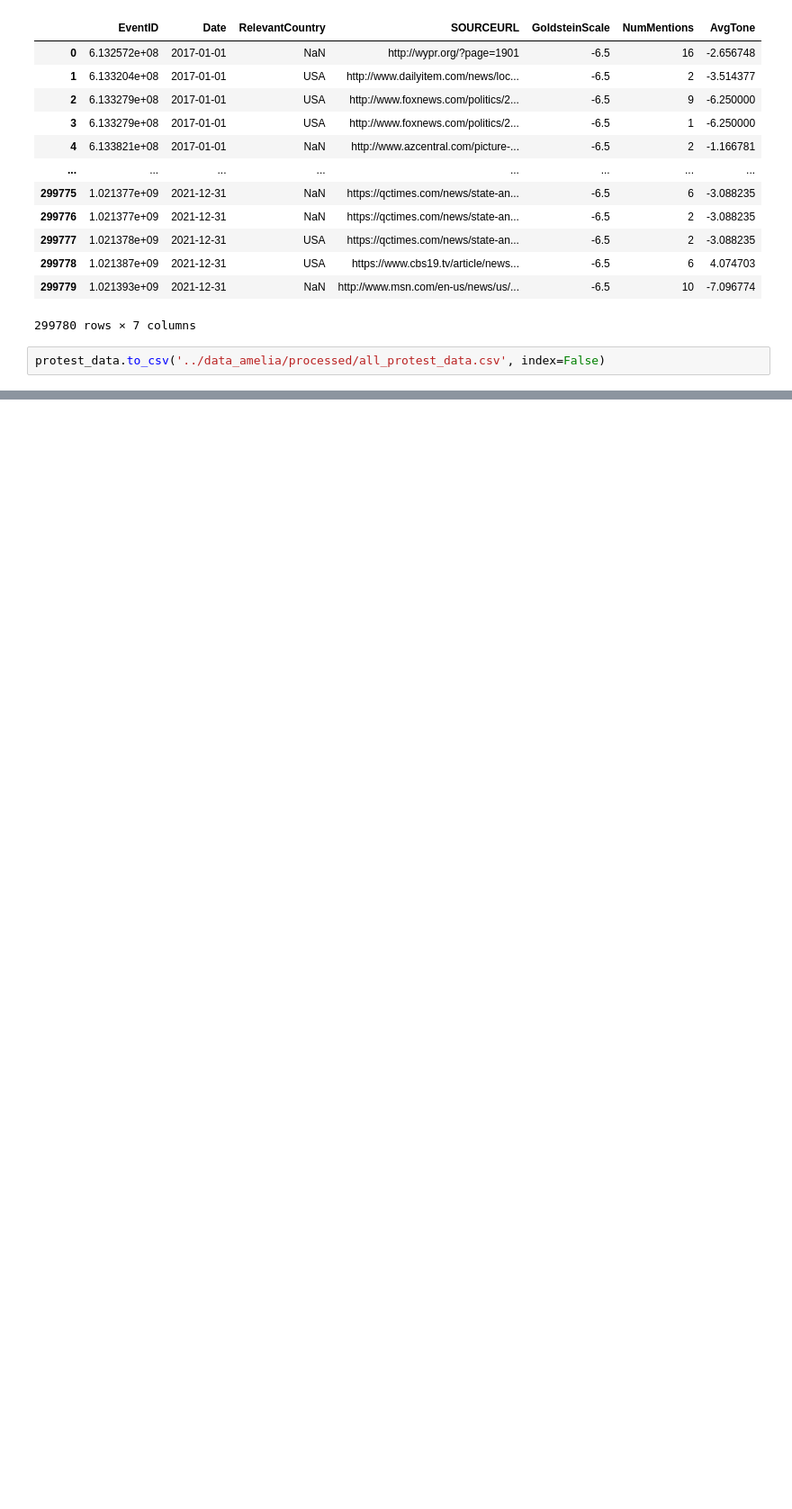
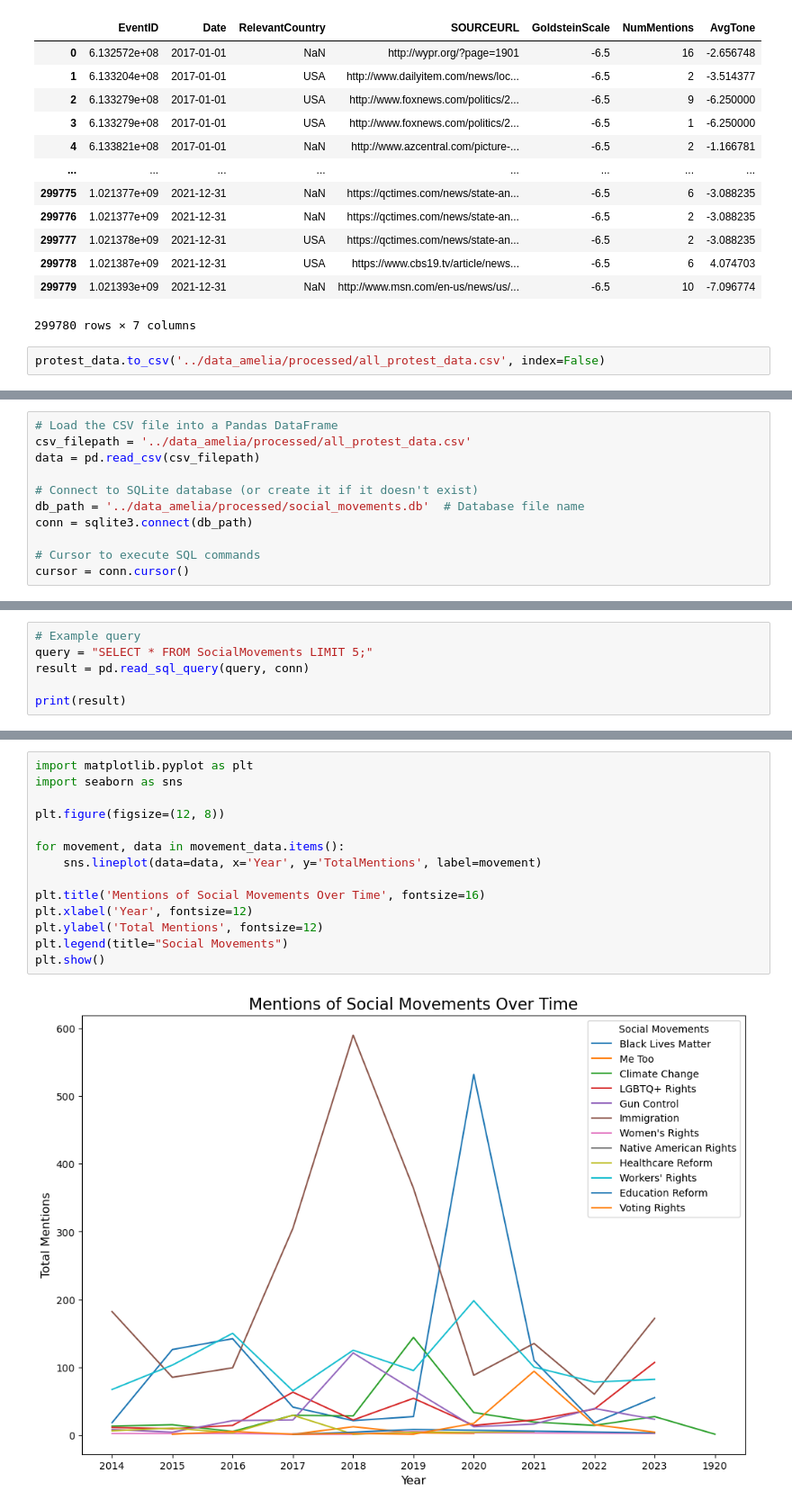
Before and after one commit to lse-ds105/ds105a-2024-project-data_dazzlers, a Jupyter notebook: code_amelia/NB02_data_processing.ipynb, the cells around one changed output, grey strips where cells are left out. Shown: that part at 90% size. Drawn from its saved outputs; the diff is of its cells as text; blank space fills up the shorter version.

```diff
--- a/code_amelia/NB02_data_processing.ipynb
+++ b/code_amelia/NB02_data_processing.ipynb
@@ -57,0 +230,11 @@ protest_data.to_csv('../data_amelia/processed/all_protest_data.csv', index=False
+# %%
+# Load the CSV file into a Pandas DataFrame
+csv_filepath = '../data_amelia/processed/all_protest_data.csv'
+data = pd.read_csv(csv_filepath)
+
+# Connect to SQLite database (or create it if it doesn't exist)
+db_path = '../data_amelia/processed/social_movements.db'  # Database file name
+conn = sqlite3.connect(db_path)
+
+# Cursor to execute SQL commands
+cursor = conn.cursor()
@@ -57,0 +270,6 @@ protest_data.to_csv('../data_amelia/processed/all_protest_data.csv', index=False
+# %%
+# Example query
+query = "SELECT * FROM SocialMovements LIMIT 5;"
+result = pd.read_sql_query(query, conn)
+
+print(result)
@@ -57,0 +343,16 @@ protest_data.to_csv('../data_amelia/processed/all_protest_data.csv', index=False
+# %%
+import matplotlib.pyplot as plt
+import seaborn as sns
+
+plt.figure(figsize=(12, 8))
+
+for movement, data in movement_data.items():
+    sns.lineplot(data=data, x='Year', y='TotalMentions', label=movement)
+
+plt.title('Mentions of Social Movements Over Time', fontsize=16)
+plt.xlabel('Year', fontsize=12)
+plt.ylabel('Total Mentions', fontsize=12)
+plt.legend(title="Social Movements")
+plt.show()
+# %% [output]
+[figure, added]
```
Also changed, not shown: parts of 20 cells of this notebook.
